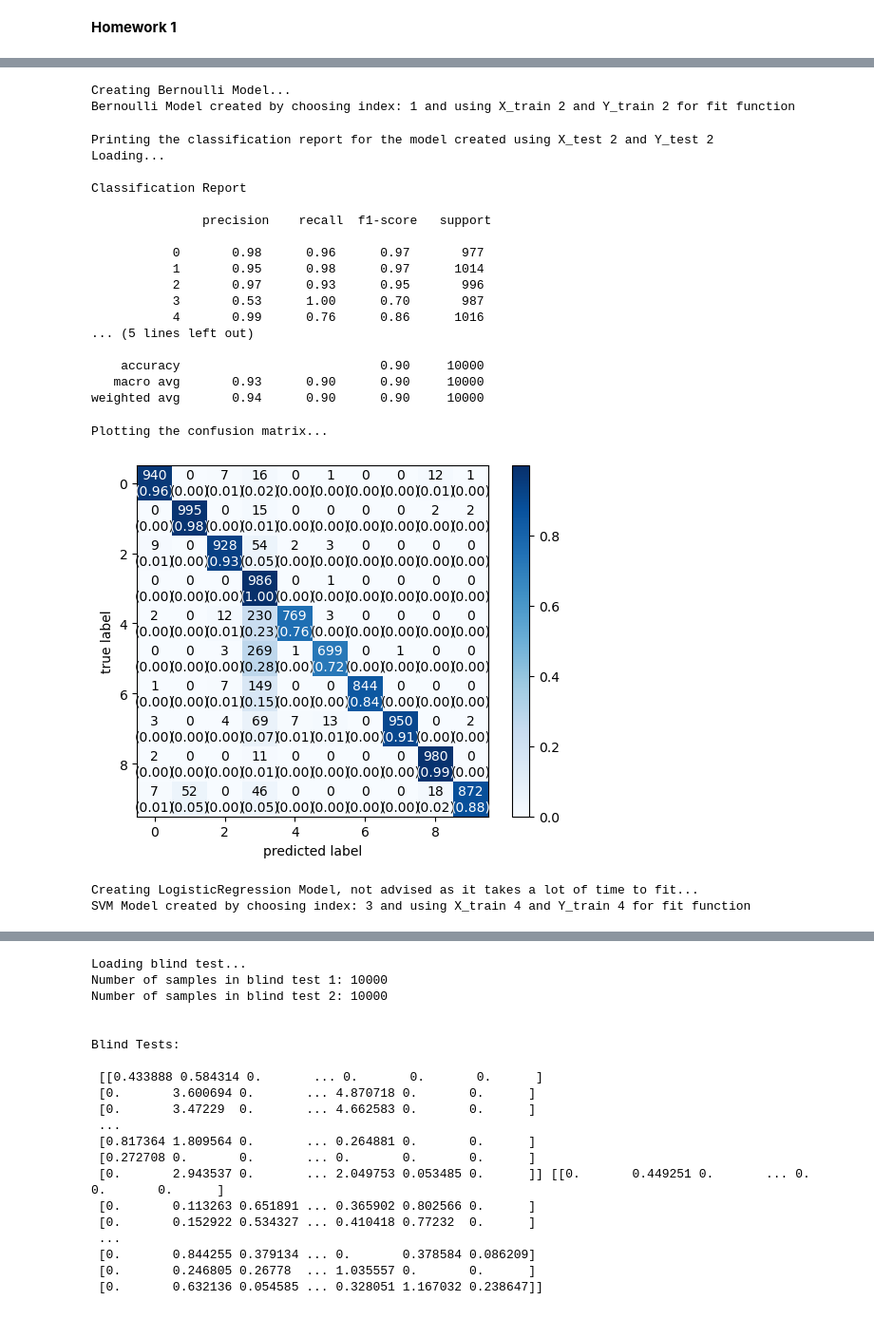
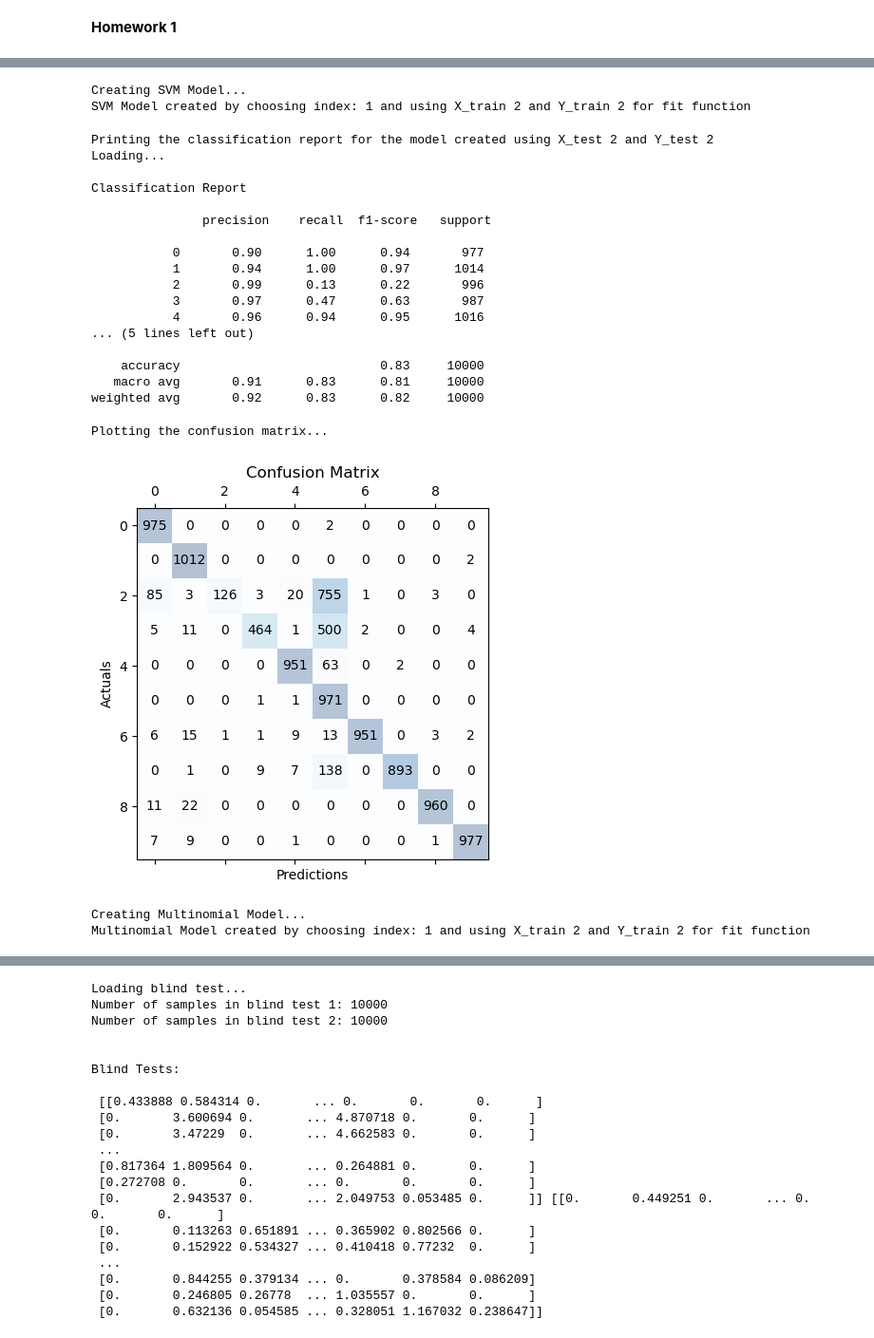
Before and after one commit to duchannes19/Homework-1, a Jupyter notebook: homework_1.ipynb, the cells around one changed output, grey strips where cells are left out. Shown at 95% size. Cells and saved outputs as stored; diff of their text form; code cells hidden in the pictures.

```diff
--- a/homework_1.ipynb
+++ b/homework_1.ipynb
@@ -99,13 +95,18 @@ Data loaded and splitted into training and testing sets.
 import random
 
 # Model 1 Selection, here we can choose between BernoulliNB, SVM and LogisticRegression
+dataset_choice = eval(input('Select the dataset you want to use: 0 for dataset1, 1 for dataset2: '))
 selection = eval(input('Select the model you want to create: 0 for BernoulliNB, 1 for SVM, 2 for LogisticRegression (doesn\'t converge): '))
-index = 0
+
+if dataset_choice == 0:
+  index = random.randint(0, 1)
+else:
+  index = random.randint(2, 3)
+
 if selection == 0:
   print('Creating Bernoulli Model...')
   model1 = BernoulliNB()
   # Randomly select X_train and Y_train to be used in fit function
-  index = random.randint(0, 3)
   X_train = [X_train1, X_train2, X_train3, X_train4][index]
   Y_train = [Y_train1, Y_train2, Y_train3, Y_train4][index]
 
@@ -120,7 +121,6 @@ elif selection == 1:
   print('Creating SVM Model...')
   model1 = svm.SVC(kernel='linear', gamma='scale')
   # Randomly select X_train and Y_train to be used in fit function
-  index = random.randint(0, 3)
   X_train = [X_train1, X_train2, X_train3, X_train4][index]
   Y_train = [Y_train1, Y_train2, Y_train3, Y_train4][index]
 
@@ -138,15 +138,14 @@ else:
   print('Creating LogisticRegression Model, not advised as it takes a lot of time to fit and doesn\'t converge...')
   model1 = LogisticRegression(penalty='l1', solver='saga', max_iter=1000)
   # Randomly select X_train and Y_train to be used in fit function
-  index = random.randint(0, 3)
   X_train = scaler.fit_transform([X_train1, X_train2, X_train3, X_train4][index])
   Y_train = [Y_train1, Y_train2, Y_train3, Y_train4][index]
 
   model1.fit(X_train, Y_train)
   print('LogisticRegression Model created by choosing index:', index, 'and using X_train', index+1, 'and Y_train', index+1, 'for fit function')
 # %% [output]
-Creating Bernoulli Model...
-Bernoulli Model created by choosing index: 1 and using X_train 2 and Y_train 2 for fit function
+Creating SVM Model...
+SVM Model created by choosing index: 1 and using X_train 2 and Y_train 2 for fit function
 # %%
 # We calculate the prediction of the model and the classification report is printed.
 print('Printing the classification report for the model created using X_test', index+1, 'and Y_test', index+1)
@@ -163,34 +162,45 @@ Classification Report
 
                precision    recall  f1-score   support
 
-           0       0.98      0.96      0.97       977
-           1       0.95      0.98      0.97      1014
-           2       0.97      0.93      0.95       996
-           3       0.53      1.00      0.70       987
-           4       0.99      0.76      0.86      1016
+           0       0.90      1.00      0.94       977
+           1       0.94      1.00      0.97      1014
+           2       0.99      0.13      0.22       996
+           3       0.97      0.47      0.63       987
+           4       0.96      0.94      0.95      1016
 ... (5 lines left out)
 
-    accuracy                           0.90     10000
-   macro avg       0.93      0.90      0.90     10000
-weighted avg       0.94      0.90      0.90     10000
+    accuracy                           0.83     10000
+   macro avg       0.91      0.83      0.81     10000
+weighted avg       0.92      0.83      0.82     10000
-# %%
-# Here we show the confusion matrix of the model.
-print('Plotting the confusion matrix...')
-cm1= confusion_matrix(Y_test_1,y_pred1)
-fig1, ax1 = plot_confusion_matrix(conf_mat=cm1,
-                                colorbar=True,
-                                show_absolute=True,
-                                show_normed=True
-                                )
-# %% [output]
-Plotting the confusion matrix...
-[figure, removed]
+# %%
+# Here we show the confusion matrix of the model.
+print('Plotting the confusion matrix...')
+cm1= confusion_matrix(Y_test_1,y_pred1)
+#Plot the confusion matrix
+fig1, ax1 = pl.subplots()
+ax1.matshow(cm1, cmap=pl.cm.Blues, alpha=0.3)
+for i in range(cm1.shape[0]):
+    for j in range(cm1.shape[1]):
+        ax1.text(x=j, y=i, s=cm1[i, j], va='center', ha='center')
+pl.xlabel('Predictions')
+pl.ylabel('Actuals')
+pl.title('Confusion Matrix')
+pl.show()
+# %% [output]
+Plotting the confusion matrix...
+[figure, added]
 # %%
 # Model 2 Selection uses another model, so that we can compare the results of the two models.
 selection_2 = eval(input('Select the model you want to create: 0 for MultinomialNB, 1 for SVM: '))
-index_2 = random.randint(0, 3)
-while index_2 == index:
-  index_2 = random.randint(0, 3)
+
+if dataset_choice == 0:
+  index_2 = random.randint(0, 1)
+  while index_2 == index:
+    index_2 = random.randint(0, 1)
+else:
+  index_2 = random.randint(2, 3)
+  while index_2 == index:
+    index_2 = random.randint(2, 3)
 
 if selection_2 == 0:
   model2 = MultinomialNB()
@@ -209,8 +219,8 @@ else:
   model2.fit(X_train_2, Y_train_2)
   print('SVM Model created by choosing index:', index_2, 'and using X_train', index_2+1, 'and Y_train', index_2+1, 'for fit function')
 # %% [output]
-Creating LogisticRegression Model, not advised as it takes a lot of time to fit...
-SVM Model created by choosing index: 3 and using X_train 4 and Y_train 4 for fit function
+Creating Multinomial Model...
+Multinomial Model created by choosing index: 1 and using X_train 2 and Y_train 2 for fit function
 # %%
 # Again we calculate the prediction of the model and the classification report is printed.
 print('Printing the classification report for the model created using X_test', index_2+1, 'and Y_test', index_2+1)
```
Also changed, not shown: parts of 3 cells of this notebook, 4 other files.
